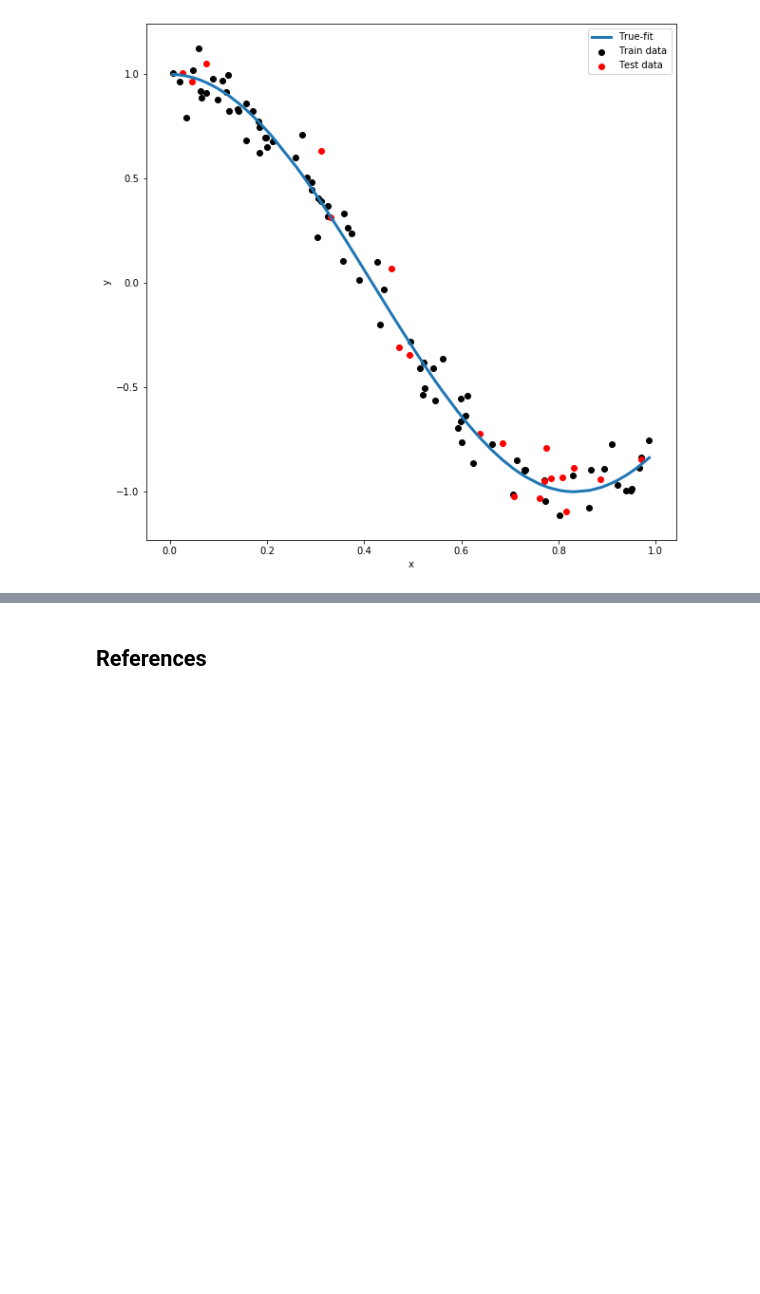
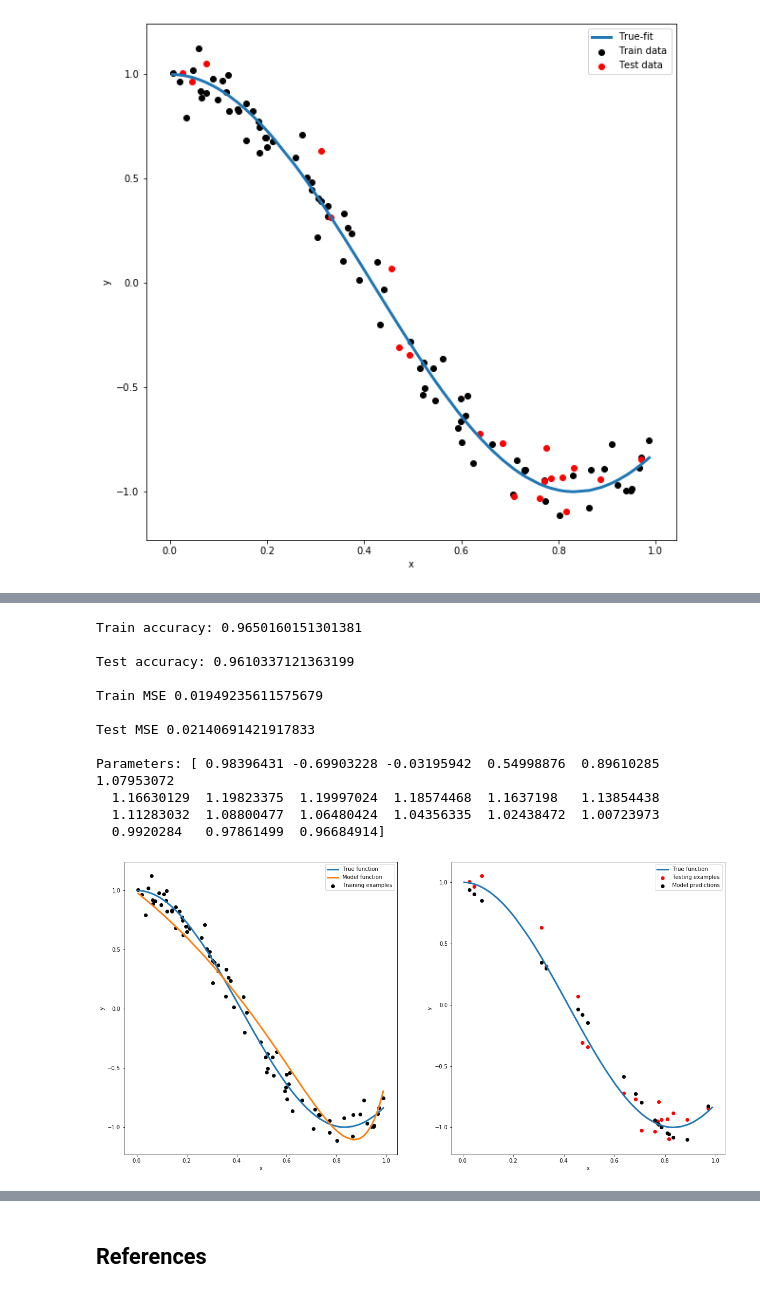
Before and after one commit to polyhedron-gdl/introduction-to-machine-learning-for-finance, a Jupyter notebook: 2022/1-notebooks/chapter-2-2.ipynb, the cells around one changed output, grey strips where cells are left out. Saved outputs shown, nothing was run; the diff lists cells and outputs as text; code cells hidden in the pictures; blank space fills up the shorter version.

```diff
--- a/2022/1-notebooks/chapter-2-2.ipynb
+++ b/2022/1-notebooks/chapter-2-2.ipynb
@@ -634,0 +768,16 @@ Training MSE: 0.040338393489346015
+# %%
+ridge_reg(0.6)
+# %% [output]
+Train accuracy: 0.9650160151301381
+
+Test accuracy: 0.9610337121363199
+
+Train MSE 0.01949235611575679
+
+Test MSE 0.02140691421917833
+
+Parameters: [ 0.98396431 -0.69903228 -0.03195942  0.54998876  0.89610285  1.07953072
+  1.16630129  1.19823375  1.19997024  1.18574468  1.1637198   1.13854438
+  1.11283032  1.08800477  1.06480424  1.04356335  1.02438472  1.00723973
+  0.9920284   0.97861499  0.96684914]
+[figure, added]
```
Also changed, not shown: parts of 17 cells of this notebook, 2 other files.
